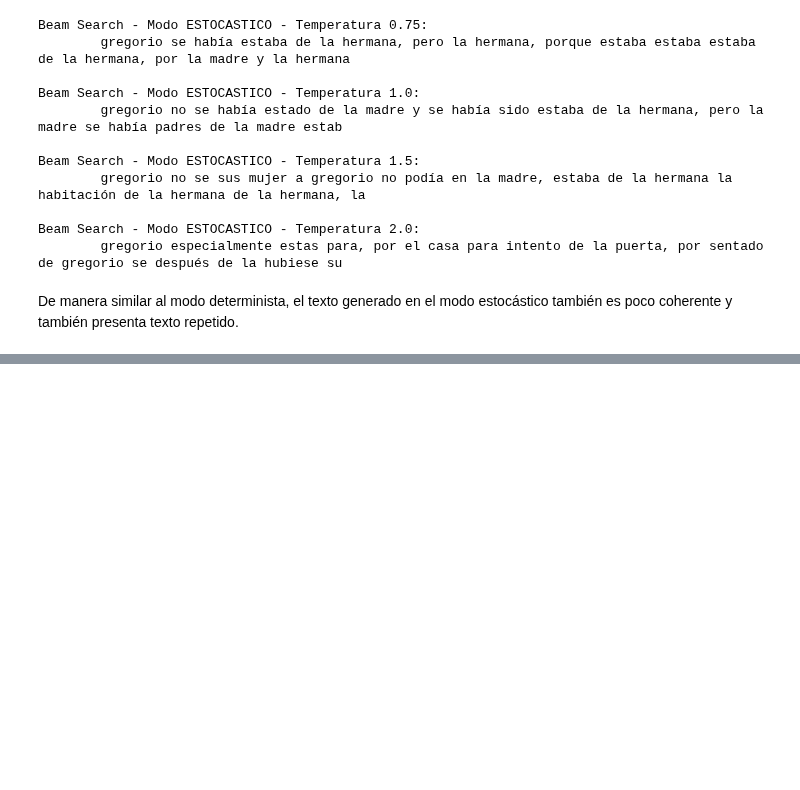
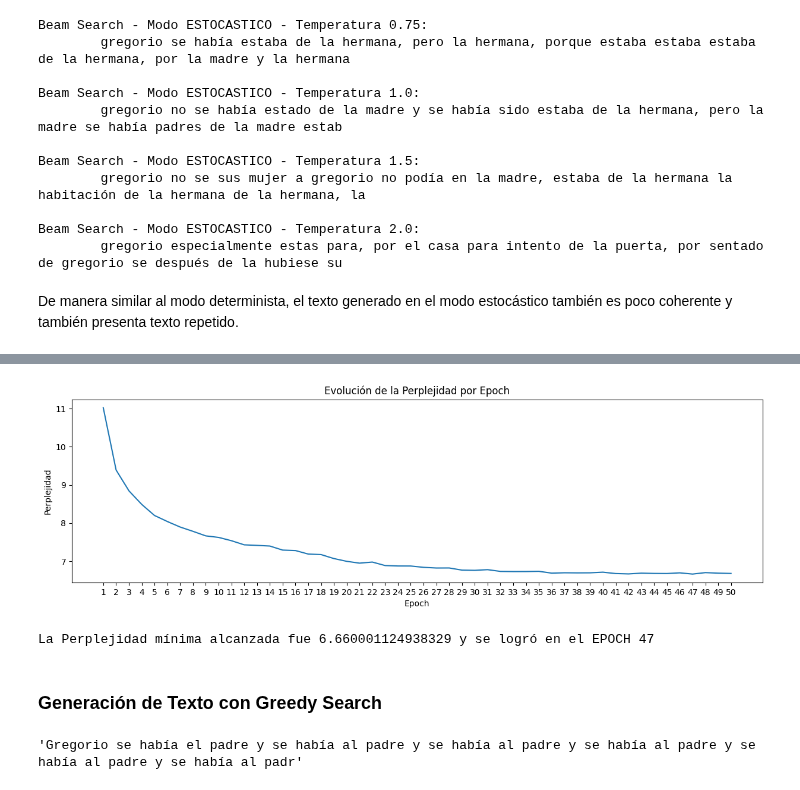
Before and after one commit to gasper-az/procesamiento-lenguaje-natural-desafios, a Jupyter notebook: desafios/desafio_03/desafio_03.ipynb, the cells around one changed output, grey strips where cells are left out. Drawn from its saved outputs; the diff is of its cells as text; code cells hidden in the pictures; blank space fills up the shorter version.

```diff
--- a/desafios/desafio_03/desafio_03.ipynb
+++ b/desafios/desafio_03/desafio_03.ipynb
@@ -695,0 +789,21 @@ De manera similar al modo determinista, el texto generado en el modo estocástic
+# %%
+epoch_count = range(1, len(lstm_perplexity_history) + 1)
+
+plt.figure(figsize=(15, 4))
+sns.lineplot(x=epoch_count, y=lstm_perplexity_history)
+plt.xlabel("Epoch")
+plt.ylabel("Perplejidad")
+plt.title("Evolución de la Perplejidad por Epoch")
+plt.xticks(epoch_count)
+plt.show()
+# %% [output]
+[figure, added]
+# %%
+min_perplexity = min(lstm_perplexity_history)
+min_idx = lstm_perplexity_history.index(min_perplexity)
+
+print(f"La Perplejidad mínima alcanzada fue {min_perplexity} y se logró en el EPOCH {min_idx + 1}")
+# %% [output]
+La Perplejidad mínima alcanzada fue 6.660001124938329 y se logró en el EPOCH 47
+# %% [markdown]
+### Generación de Texto con Greedy Search
@@ -695,0 +812,4 @@ De manera similar al modo determinista, el texto generado en el modo estocástic
+# %%
+generate_seq(lstm_model, "Grego", MAX_CONTEXT_SIZE, 120)
+# %% [output]
+'Gregorio se había el padre y se había al padre y se había al padre y se había al padre y se había al padre y se había al padr'
```
Also changed, not shown: parts of 17 cells of this notebook.
